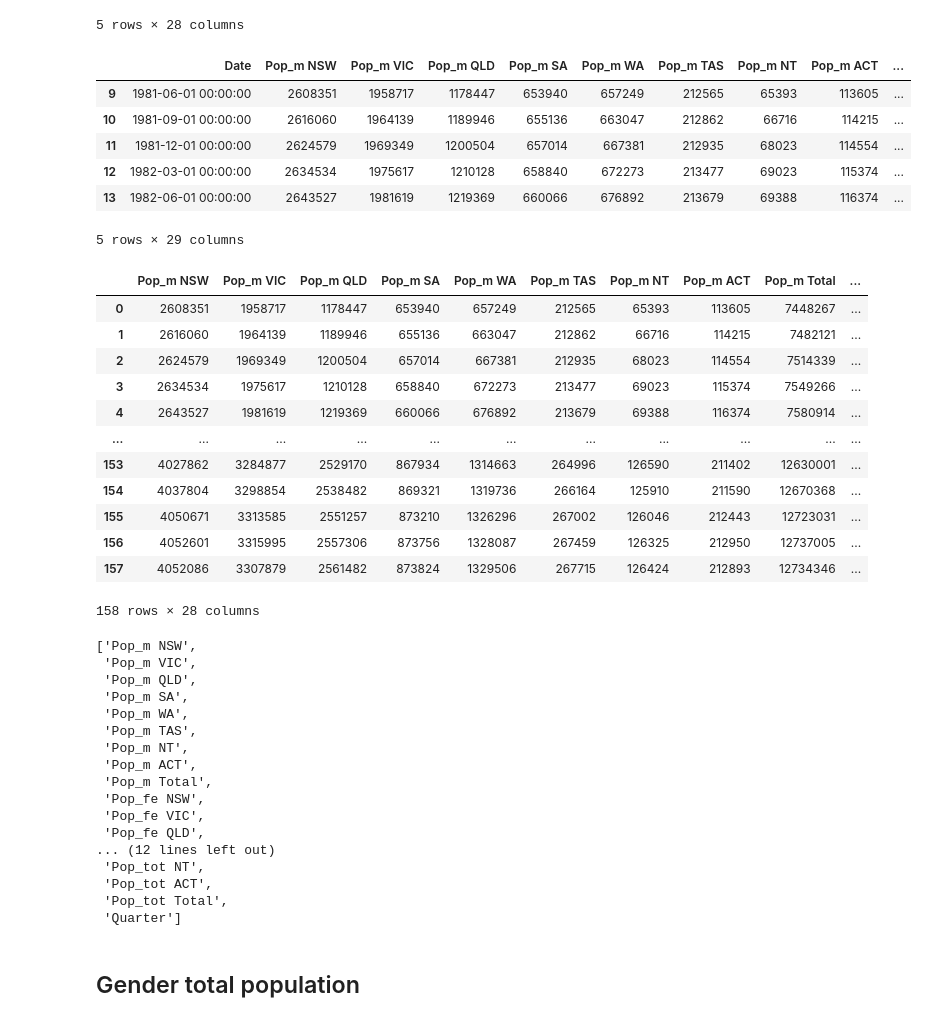
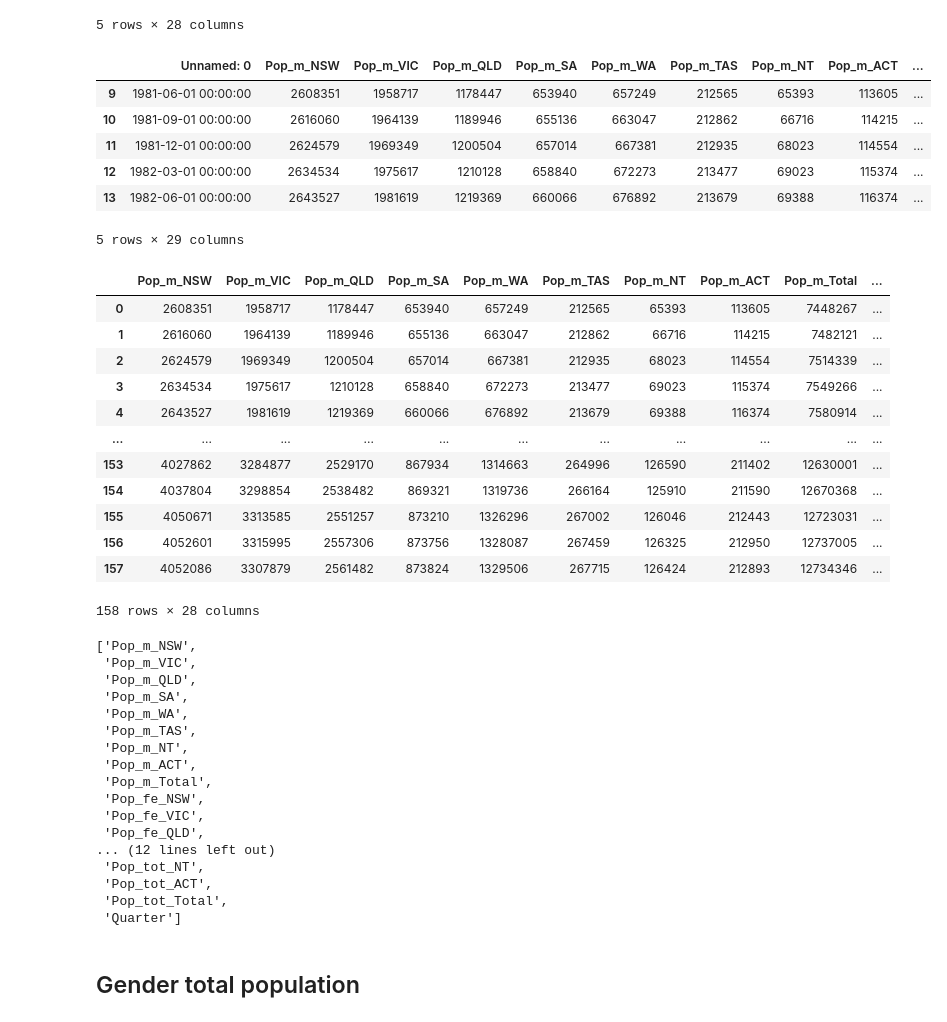
Before and after one commit to EpicTomatoSauce/ETL-Project, a Jupyter notebook: ETL_Project.ipynb, the cells around one changed output. Saved outputs shown, nothing was run; the diff lists cells and outputs as text; code cells hidden in the pictures.

```diff
--- a/ETL_Project.ipynb
+++ b/ETL_Project.ipynb
@@ -215,24 +217,25 @@ df_pop.groupby(df_pop["Quarter"]).sum().head()
 # %%
 
 
-clean_pop = df_pop.rename(columns={"Unnamed: 0":"Date",df_pop.columns[1]:"Pop_m NSW",
-                                     df_pop.columns[2]:"Pop_m VIC",df_pop.columns[3]:"Pop_m QLD",
-                                    df_pop.columns[4]:"Pop_m SA",df_pop.columns[5]:"Pop_m WA",
-                                    df_pop.columns[6]:"Pop_m TAS",df_pop.columns[7]:"Pop_m NT",
-                                    df_pop.columns[8]:"Pop_m ACT",df_pop.columns[9]:"Pop_m Total",df_pop.columns[10]:"Pop_fe NSW",
-                                     df_pop.columns[11]:"Pop_fe VIC",df_pop.columns[12]:"Pop_fe QLD",
-                                    df_pop.columns[13]:"Pop_fe SA",df_pop.columns[14]:"Pop_fe WA",
-                                    df_pop.columns[15]:"Pop_fe TAS",df_pop.columns[16]:"Pop_fe NT",
-                                    df_pop.columns[17]:"Pop_fe ACT",df_pop.columns[18]:"Pop_fe Total",
-                                   df_pop.columns[19]:"Pop_tot NSW",
-                                     df_pop.columns[20]:"Pop_tot VIC",df_pop.columns[21]:"Pop_tot QLD",
-                                    df_pop.columns[22]:"Pop_tot SA",df_pop.columns[23]:"Pop_tot WA",
-                                    df_pop.columns[24]:"Pop_tot TAS",df_pop.columns[25]:"Pop_tot NT",
-                                    df_pop.columns[26]:"Pop_tot ACT",df_pop.columns[27]:"Pop_tot Total"})
+clean_pop = df_pop.rename(columns={"Unnamed:_0":"Date",df_pop.columns[1]:"Pop_m_NSW",
+                                    df_pop.columns[2]:"Pop_m_VIC",df_pop.columns[3]:"Pop_m_QLD",
+                                    df_pop.columns[4]:"Pop_m_SA",df_pop.columns[5]:"Pop_m_WA",
+                                    df_pop.columns[6]:"Pop_m_TAS",df_pop.columns[7]:"Pop_m_NT",
+                                    df_pop.columns[8]:"Pop_m_ACT",df_pop.columns[9]:"Pop_m_Total",
+                                    df_pop.columns[10]:"Pop_fe_NSW",
+                                    df_pop.columns[11]:"Pop_fe_VIC",df_pop.columns[12]:"Pop_fe_QLD",
+                                    df_pop.columns[13]:"Pop_fe_SA",df_pop.columns[14]:"Pop_fe_WA",
+                                    df_pop.columns[15]:"Pop_fe_TAS",df_pop.columns[16]:"Pop_fe_NT",
+                                    df_pop.columns[17]:"Pop_fe_ACT",df_pop.columns[18]:"Pop_fe_Total",
+                                    df_pop.columns[19]:"Pop_tot_NSW",
+                                    df_pop.columns[20]:"Pop_tot_VIC",df_pop.columns[21]:"Pop_tot_QLD",
+                                    df_pop.columns[22]:"Pop_tot_SA",df_pop.columns[23]:"Pop_tot_WA",
+                                    df_pop.columns[24]:"Pop_tot_TAS",df_pop.columns[25]:"Pop_tot_NT",
+                                    df_pop.columns[26]:"Pop_tot_ACT",df_pop.columns[27]:"Pop_tot_Total"})
 
 clean_pop.head()
 # %% [output]
-|  | Date | Pop_m NSW | Pop_m VIC | Pop_m QLD | Pop_m SA | Pop_m WA | Pop_m TAS | Pop_m NT | Pop_m ACT | ... |
+|  | Unnamed: 0 | Pop_m_NSW | Pop_m_VIC | Pop_m_QLD | Pop_m_SA | Pop_m_WA | Pop_m_TAS | Pop_m_NT | Pop_m_ACT | ... |
 | 9 | 1981-06-01 00:00:00 | 2608351 | 1958717 | 1178447 | 653940 | 657249 | 212565 | 65393 | 113605 | ... |
 | 10 | 1981-09-01 00:00:00 | 2616060 | 1964139 | 1189946 | 655136 | 663047 | 212862 | 66716 | 114215 | ... |
 | 11 | 1981-12-01 00:00:00 | 2624579 | 1969349 | 1200504 | 657014 | 667381 | 212935 | 68023 | 114554 | ... |
@@ -246,7 +249,7 @@ clean_pop.reset_index(drop=True, inplace=True)
 # %%
 clean_pop
 # %% [output]
-|  | Pop_m NSW | Pop_m VIC | Pop_m QLD | Pop_m SA | Pop_m WA | Pop_m TAS | Pop_m NT | Pop_m ACT | Pop_m Total | ... |
+|  | Pop_m_NSW | Pop_m_VIC | Pop_m_QLD | Pop_m_SA | Pop_m_WA | Pop_m_TAS | Pop_m_NT | Pop_m_ACT | Pop_m_Total | ... |
 | 0 | 2608351 | 1958717 | 1178447 | 653940 | 657249 | 212565 | 65393 | 113605 | 7448267 | ... |
 | 1 | 2616060 | 1964139 | 1189946 | 655136 | 663047 | 212862 | 66716 | 114215 | 7482121 | ... |
 | 2 | 2624579 | 1969349 | 1200504 | 657014 | 667381 | 212935 | 68023 | 114554 | 7514339 | ... |
@@ -262,22 +265,22 @@ clean_pop
 # %%
 clean_pop.columns.tolist()
 # %% [output]
-['Pop_m NSW',
- 'Pop_m VIC',
- 'Pop_m QLD',
- 'Pop_m SA',
- 'Pop_m WA',
- 'Pop_m TAS',
- 'Pop_m NT',
- 'Pop_m ACT',
- 'Pop_m Total',
- 'Pop_fe NSW',
- 'Pop_fe VIC',
- 'Pop_fe QLD',
+['Pop_m_NSW',
+ 'Pop_m_VIC',
+ 'Pop_m_QLD',
+ 'Pop_m_SA',
+ 'Pop_m_WA',
+ 'Pop_m_TAS',
+ 'Pop_m_NT',
+ 'Pop_m_ACT',
+ 'Pop_m_Total',
+ 'Pop_fe_NSW',
+ 'Pop_fe_VIC',
+ 'Pop_fe_QLD',
 ... (12 lines left out)
- 'Pop_tot NT',
- 'Pop_tot ACT',
- 'Pop_tot Total',
+ 'Pop_tot_NT',
+ 'Pop_tot_ACT',
+ 'Pop_tot_Total',
  'Quarter']
 # %%
 clean_pop.to_csv('CleanData/state_population.csv', index=False)
```
Also changed, not shown: parts of 7 cells of this notebook, 4 other files.
